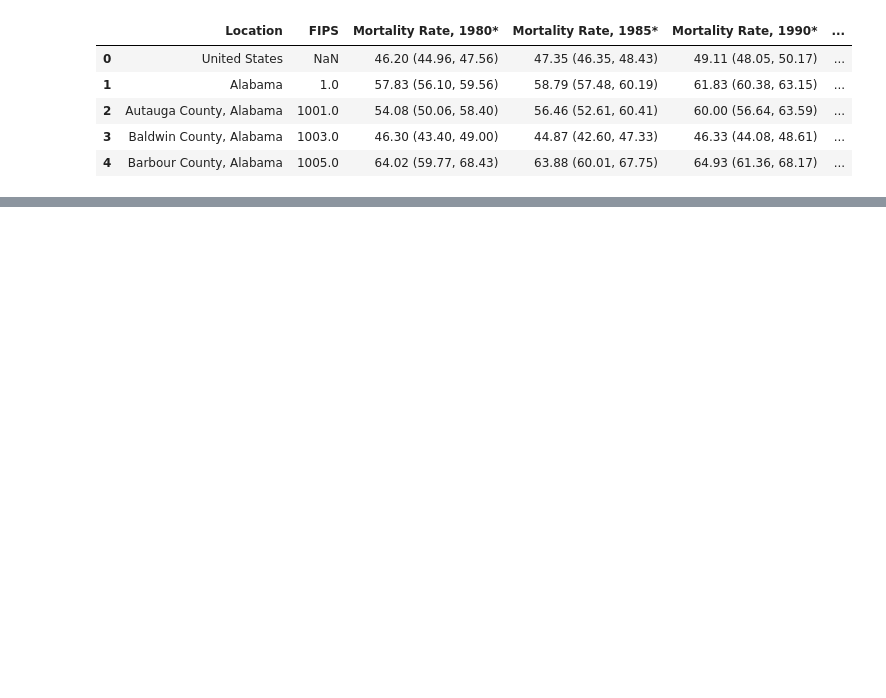
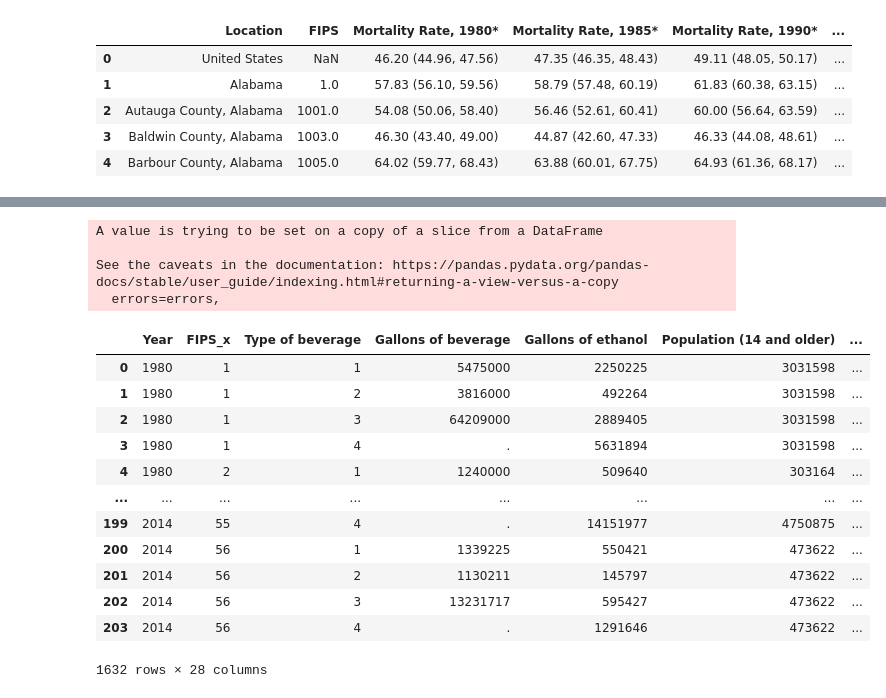
Before and after one commit to saleha456/Group1Project1, a Jupyter notebook: Diabetes.ipynb, the cells around one changed output, grey strips where cells are left out. Drawn from its saved outputs; the diff is of its cells as text; code cells hidden in the pictures; blank space fills up the shorter version.

```diff
--- a/Diabetes.ipynb
+++ b/Diabetes.ipynb
@@ -41,0 +83,3 @@ df_Diabetes_urogenital_blood.head()
+# %%
+df_nih_merged = pd.merge(df_nih, df_beverage_codes, how="left", left_on = 'Type of beverage', right_on = 'Beverage ID')
+df_nih_merged = pd.merge(df_nih_merged, df_fips_codes, how="left", left_on = 'FIPS', right_on = 'FIPS')
@@ -41,0 +95,14 @@ df_Diabetes_urogenital_blood.head()
+# %%
+# Create subsets for year
+
+nih_1980 = df_nih_merged.loc[(df_nih_merged['Year'] == 1980) & (df_nih_merged['FIPS'] < 60)]
+nih_1985 = df_nih_merged.loc[(df_nih_merged['Year'] == 1985) & (df_nih_merged['FIPS'] < 60)]
+nih_1990 = df_nih_merged.loc[(df_nih_merged['Year'] == 1990) & (df_nih_merged['FIPS'] < 60)]
+nih_1995 = df_nih_merged.loc[(df_nih_merged['Year'] == 1995) & (df_nih_merged['FIPS'] < 60)]
+nih_2000 = df_nih_merged.loc[(df_nih_merged['Year'] == 2000) & (df_nih_merged['FIPS'] < 60)]
+nih_2005 = df_nih_merged.loc[(df_nih_merged['Year'] == 2005) & (df_nih_merged['FIPS'] < 60)]
+nih_2010 = df_nih_merged.loc[(df_nih_merged['Year'] == 2010) & (df_nih_merged['FIPS'] < 60)]
+nih_2014 = df_nih_merged.loc[(df_nih_merged['Year'] == 2014) & (df_nih_merged['FIPS'] < 60)]
+# %%
+# Get States Data from Diabetes DataFrame
+df_Diabetes_urogenital_blood = df_Diabetes_urogenital_blood.loc[df_Diabetes_urogenital_blood['FIPS'] < 60]
@@ -41,0 +118,10 @@ df_Diabetes_urogenital_blood.head()
+# %%
+#New Dataframe
+nih_1980_merged_diabetes = pd.merge(nih_1980, df_Diabetes_urogenital_blood, how = 'left', left_on = 'State', right_on = 'Location' )
+nih_1985_merged_diabetes = pd.merge(nih_1985, df_Diabetes_urogenital_blood, how = 'left', left_on = 'State', right_on = 'Location' )
+nih_1990_merged_diabetes = pd.merge(nih_1990, df_Diabetes_urogenital_blood, how = 'left', left_on = 'State', right_on = 'Location' )
+nih_1995_merged_diabetes = pd.merge(nih_1995, df_Diabetes_urogenital_blood, how = 'left', left_on = 'State', right_on = 'Location' )
+nih_2000_merged_diabetes = pd.merge(nih_2000, df_Diabetes_urogenital_blood, how = 'left', left_on = 'State', right_on = 'Location' )
+nih_2005_merged_diabetes = pd.merge(nih_2005, df_Diabetes_urogenital_blood, how = 'left', left_on = 'State', right_on = 'Location' )
+nih_2010_merged_diabetes = pd.merge(nih_2010, df_Diabetes_urogenital_blood, how = 'left', left_on = 'State', right_on = 'Location' )
+nih_2014_merged_diabetes = pd.merge(nih_2014, df_Diabetes_urogenital_blood, how = 'left', left_on = 'State', right_on = 'Location' )
@@ -41,0 +138,42 @@ df_Diabetes_urogenital_blood.head()
+# %%
+df_Diabetes_urogenital_blood.rename(columns={"Mortality Rate, 1980*": "Mortality Rate"}, inplace = True)
+df_Diabetes_urogenital_blood.rename(columns={"Mortality Rate, 1985*": "Mortality Rate"}, inplace = True)
+df_Diabetes_urogenital_blood.rename(columns={"Mortality Rate, 1990*": "Mortality Rate"}, inplace = True)
+df_Diabetes_urogenital_blood.rename(columns={"Mortality Rate, 1995*": "Mortality Rate"}, inplace = True)
+df_Diabetes_urogenital_blood.rename(columns={"Mortality Rate, 2000*": "Mortality Rate"}, inplace = True)
+df_Diabetes_urogenital_blood.rename(columns={"Mortality Rate, 2005*": "Mortality Rate"}, inplace = True)
+df_Diabetes_urogenital_blood.rename(columns={"Mortality Rate, 2010*": "Mortality Rate"}, inplace = True)
+df_Diabetes_urogenital_blood.rename(columns={"Mortality Rate, 2014*": "Mortality Rate"}, inplace = True)
+# %% [output]
+A value is trying to be set on a copy of a slice from a DataFrame
+
+See the caveats in the documentation: https://pandas.pydata.org/pandas-docs/stable/user_guide/indexing.html#returning-a-view-versus-a-copy
+  errors=errors,
+# %%
+# Concatenate all year dataframes
+frames_diabetes = [nih_1980_merged_diabetes,
+                    nih_1985_merged_diabetes,
+                    nih_1990_merged_diabetes,
+                    nih_1995_merged_diabetes,
+                    nih_2000_merged_diabetes,
+                    nih_2005_merged_diabetes,
+                    nih_2010_merged_diabetes,
+                    nih_2014_merged_diabetes]
+
+df_concat_diabetes = pd.concat(frames_diabetes)
+
+df_concat_diabetes
+# %% [output]
+|  | Year | FIPS_x | Type of beverage | Gallons of beverage | Gallons of ethanol | Population (14 and older) | ... |
+| 0 | 1980 | 1 | 1 | 5475000 | 2250225 | 3031598 | ... |
+| 1 | 1980 | 1 | 2 | 3816000 | 492264 | 3031598 | ... |
+| 2 | 1980 | 1 | 3 | 64209000 | 2889405 | 3031598 | ... |
+| 3 | 1980 | 1 | 4 | . | 5631894 | 3031598 | ... |
+| 4 | 1980 | 2 | 1 | 1240000 | 509640 | 303164 | ... |
+| ... | ... | ... | ... | ... | ... | ... | ... |
+| 199 | 2014 | 55 | 4 | . | 14151977 | 4750875 | ... |
+| 200 | 2014 | 56 | 1 | 1339225 | 550421 | 473622 | ... |
+| 201 | 2014 | 56 | 2 | 1130211 | 145797 | 473622 | ... |
+| 202 | 2014 | 56 | 3 | 13231717 | 595427 | 473622 | ... |
+| 203 | 2014 | 56 | 4 | . | 1291646 | 473622 | ... |
+1632 rows × 28 columns
```
Also changed, not shown: parts of 19 cells of this notebook.
